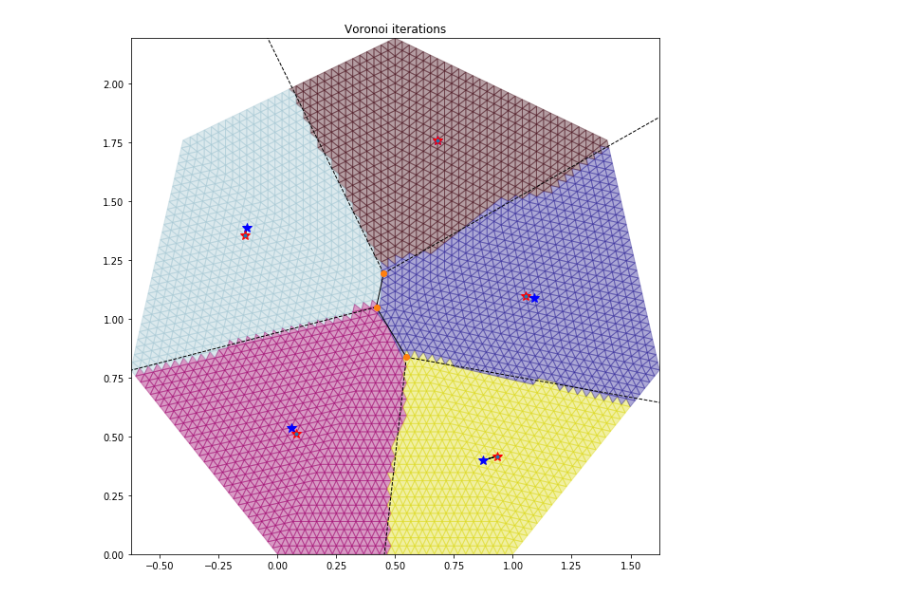
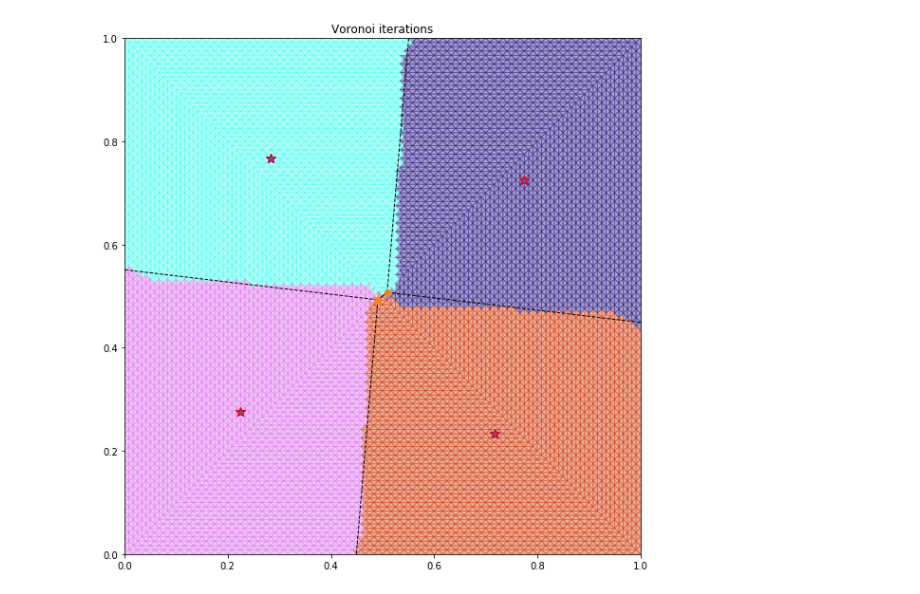
Before and after one commit to alexoblomov/fast_marching, a Jupyter notebook: Voronoi_iterations_on_regular_poly.ipynb, the cells around one changed output. Saved outputs shown, nothing was run; the diff lists cells and outputs as text; code cells hidden in the pictures.

```diff
--- a/Voronoi_iterations_on_regular_poly.ipynb
+++ b/Voronoi_iterations_on_regular_poly.ipynb
@@ -433,7 +433,7 @@ def Voronoi_iterations_reg_poly(n = 10, r = 1, num_clus = 2, mesh_f = 10, num_it
     display.display(fig)
     time.sleep(delay)
 
-    for i in range(num_iter):
+    for it in range(num_iter):
         plt.cla()
         #nodes_all, cells_all, boundary_nodes, inner_nodes = build_mesh(nodes, inner_points=inner_points, n=mesh_f)
 
@@ -448,6 +448,7 @@ def Voronoi_iterations_reg_poly(n = 10, r = 1, num_clus = 2, mesh_f = 10, num_it
         plt.xlim(np.min(nodes_all[:,0]),np.max(nodes_all[:,0]))
         plt.ylim(np.min(nodes_all[:,1]),np.max(nodes_all[:,1]))
         plt.draw()
+        plt.savefig("voronoi_iteration_1_"+str(it)+"_dist")
         display.clear_output(wait=True)
         display.display(fig)
         time.sleep(delay)
@@ -484,10 +485,11 @@ def Voronoi_iterations_reg_poly(n = 10, r = 1, num_clus = 2, mesh_f = 10, num_it
         plt.xlim(np.min(nodes_all[:,0]),np.max(nodes_all[:,0]))
         plt.ylim(np.min(nodes_all[:,1]),np.max(nodes_all[:,1]))
         plt.draw()
+        plt.savefig("voronoi_iteration_1_"+str(it)+"_vcells")
         display.clear_output(wait=True)
         display.display(fig)
         time.sleep(delay)
-        if (np.mean(inner_points - new_inner_points))**2 < 10e-8:
+        if np.mean((inner_points - new_inner_points)**2 )< 1.0e-8:
             break
         inner_points = new_inner_points
         inner_nodes = new_inner_nodes
@@ -497,6 +499,6 @@ def Voronoi_iterations_reg_poly(n = 10, r = 1, num_clus = 2, mesh_f = 10, num_it
 
     display.clear_output()
 # %%
-Voronoi_iterations_reg_poly(n = 7, r = 1, num_clus=5, mesh_f = 30, num_iter = 10)
+Voronoi_iterations_reg_poly(n = 4, r = 1, num_clus=4, mesh_f = 60, num_iter = 10)
 # %% [output]
-[figure, old version]
+[figure, new version]
```
Also changed, not shown: parts of 8 cells of this notebook.
